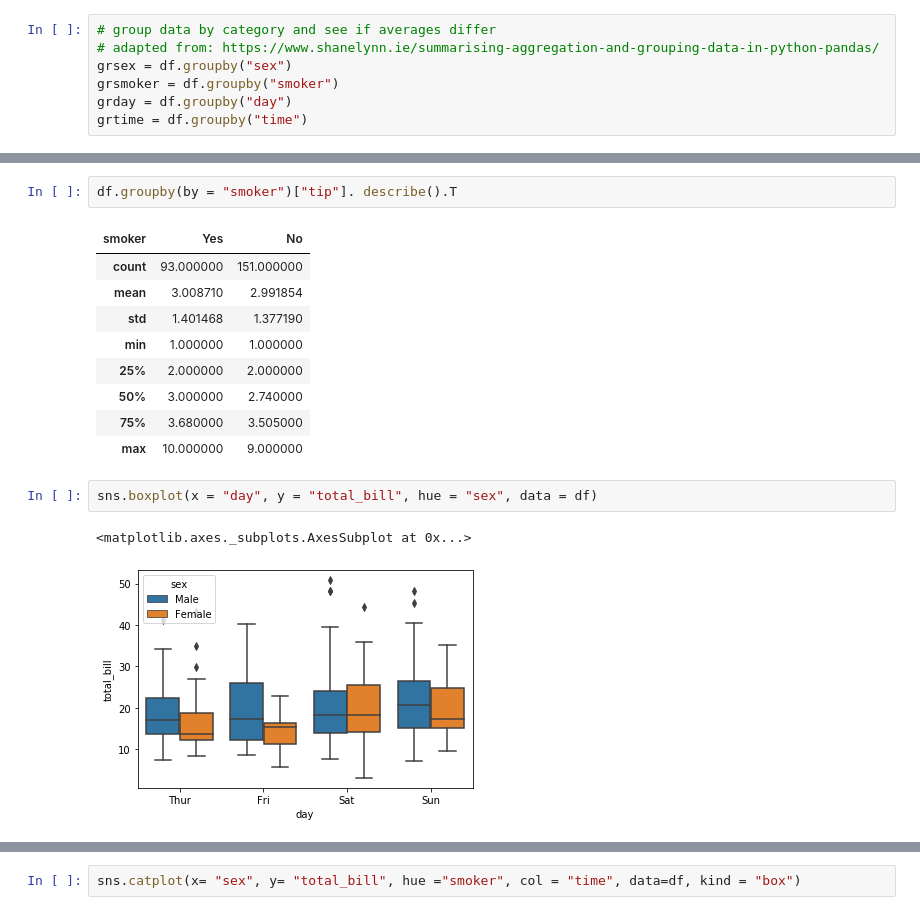
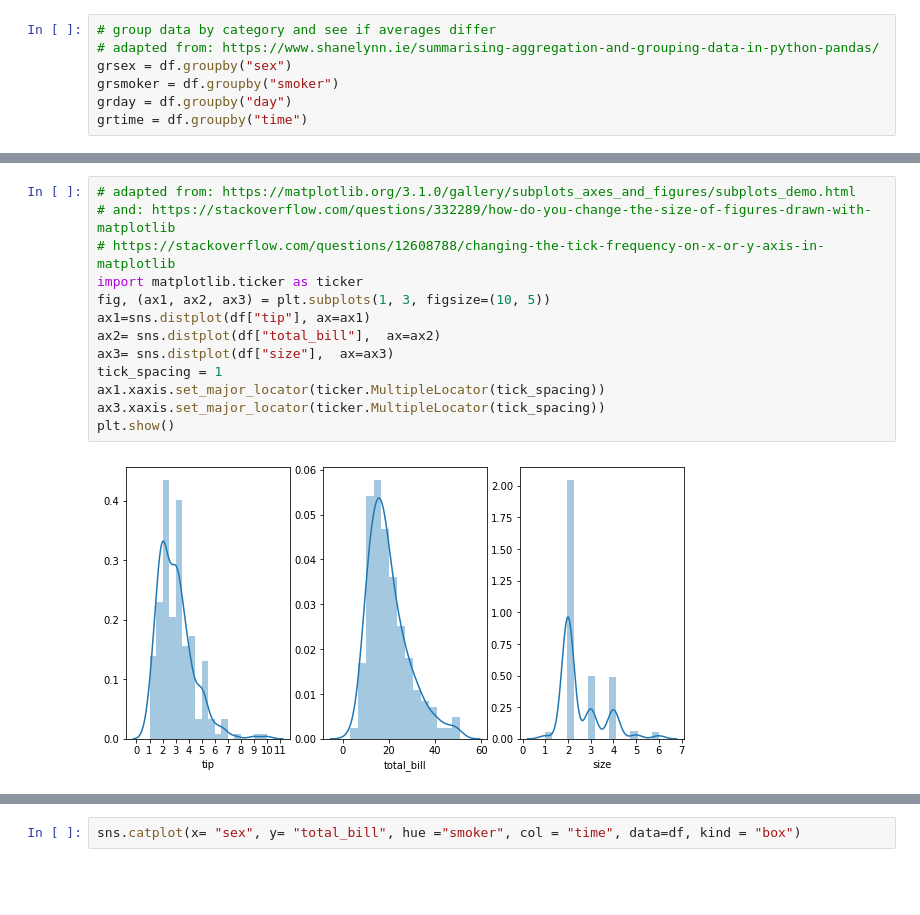
Before and after one commit to Vitalismirnov/-my_fundamentals_of_data_analysis, a Jupyter notebook: Project_VitalijsSmirnovs.ipynb, the cells around one changed output, grey strips where cells are left out. Drawn from its saved outputs; the diff is of its cells as text; blank space fills up the shorter version.

```diff
--- a/Project_VitalijsSmirnovs.ipynb
+++ b/Project_VitalijsSmirnovs.ipynb
@@ -213,17 +177,15 @@ df.groupby(by = "smoker")["tip"]. describe()
-# %%
-df.groupby(by = "smoker")["tip"]. describe().T
-# %% [output]
-| smoker | Yes | No |
-| count | 93.000000 | 151.000000 |
-| mean | 3.008710 | 2.991854 |
-| std | 1.401468 | 1.377190 |
-| min | 1.000000 | 1.000000 |
-| 25% | 2.000000 | 2.000000 |
-| 50% | 3.000000 | 2.740000 |
-| 75% | 3.680000 | 3.505000 |
-| max | 10.000000 | 9.000000 |
-# %%
-sns.boxplot(x = "day", y = "total_bill", hue = "sex", data = df)
-# %% [output]
-<matplotlib.axes._subplots.AxesSubplot at 0x...>
-[figure, removed]
+# %%
+# adapted from: https://matplotlib.org/3.1.0/gallery/subplots_axes_and_figures/subplots_demo.html
+# and: https://stackoverflow.com/questions/332289/how-do-you-change-the-size-of-figures-drawn-with-matplotlib
+# https://stackoverflow.com/questions/12608788/changing-the-tick-frequency-on-x-or-y-axis-in-matplotlib
+import matplotlib.ticker as ticker
+fig, (ax1, ax2, ax3) = plt.subplots(1, 3, figsize=(10, 5))
+ax1=sns.distplot(df["tip"], ax=ax1)
+ax2= sns.distplot(df["total_bill"],  ax=ax2)
+ax3= sns.distplot(df["size"],  ax=ax3)
+tick_spacing = 1
+ax1.xaxis.set_major_locator(ticker.MultipleLocator(tick_spacing))
+ax3.xaxis.set_major_locator(ticker.MultipleLocator(tick_spacing))
+plt.show()
+# %% [output]
+[figure, added]
```
Also changed, not shown: parts of 30 cells of this notebook.
